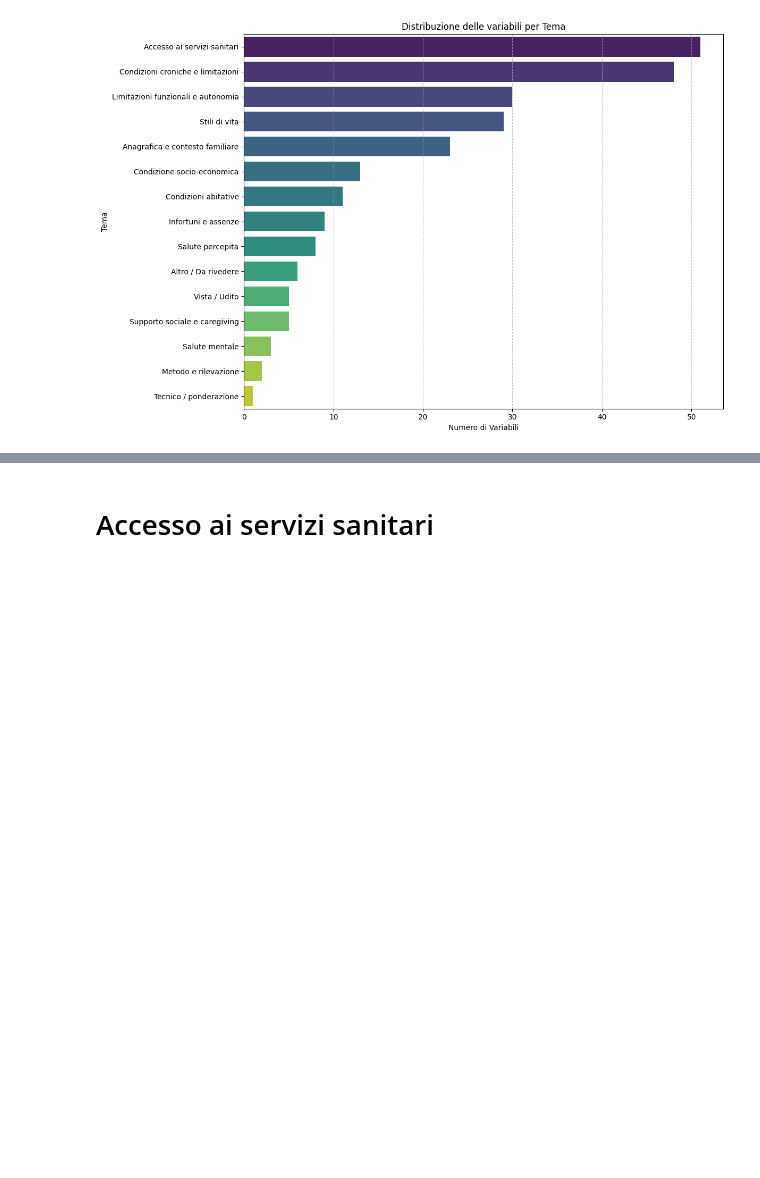
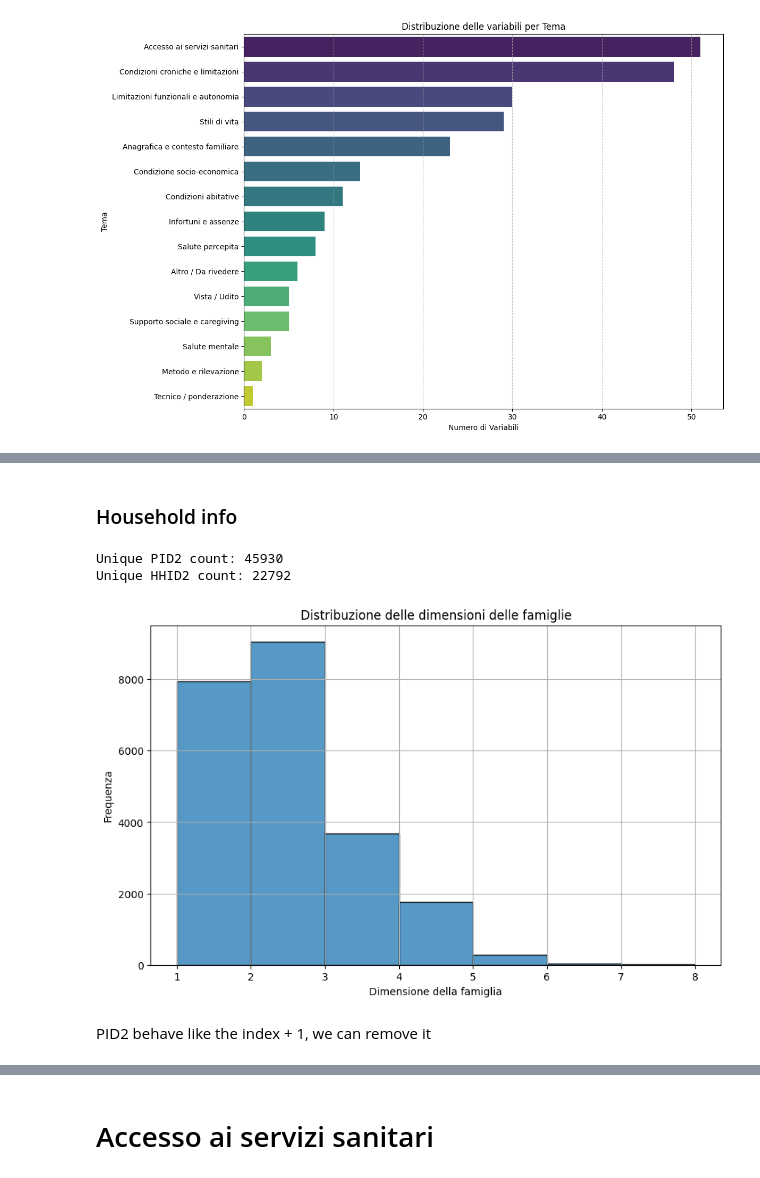
Before and after one commit to emanueleiacca/SL_ISTAT, a Jupyter notebook: MacroThemes.ipynb, the cells around one changed output, grey strips where cells are left out. Saved outputs shown, nothing was run; the diff lists cells and outputs as text; code cells hidden in the pictures; blank space fills up the shorter version.

```diff
--- a/MacroThemes.ipynb
+++ b/MacroThemes.ipynb
@@ -309,0 +354,3 @@ def extract_df_by_tema(df, df_mapping, tema):
+# %%
+# we have only one value for this column, so we can drop it
+df = df.drop(columns=['INTMETHOD'])
@@ -309,0 +359,4 @@ def extract_df_by_tema(df, df_mapping, tema):
+# %%
+tema_scelto = "Anagrafica e contesto familiare"
+df_tema_anagrafe_famiglia = extract_df_by_tema(df, df_mapping, tema_scelto)
+df_tema_anagrafe_famiglia.head()
@@ -309,0 +391,26 @@ def extract_df_by_tema(df, df_mapping, tema):
+# %% [markdown]
+### Household info
+# %%
+print("Unique PID2 count:", df_tema_anagrafe_famiglia['PID2'].nunique())
+# identificativo univoco dell’individuo
+print("Unique HHID2 count:", df_tema_anagrafe_famiglia['HHID2'].nunique())
+# identificativo univoco della famiglia di fatto (ff)
+# %% [output]
+Unique PID2 count: 45930
+Unique HHID2 count: 22792
+# %%
+household_df = df_tema_anagrafe_famiglia[['HHID2', 'PID2']]
+household_sizes = household_df.groupby('HHID2').size().reset_index(name='HouseholdSize')
+# %%
+plt.figure(figsize=(10, 6))
+sns.histplot(household_sizes['HouseholdSize'], bins=range(1, household_sizes['HouseholdSize'].max() + 2), kde=False)
+plt.title('Distribuzione delle dimensioni delle famiglie')
+plt.xlabel('Dimensione della famiglia')
+plt.ylabel('Frequenza')
+plt.xticks(rotation=0)
+plt.grid(True)
+plt.show()
+# %% [output]
+[figure, added]
+# %% [markdown]
+PID2 behave like the index + 1, we can remove it
```
Also changed, not shown: parts of 37 cells of this notebook, 3 other files.
